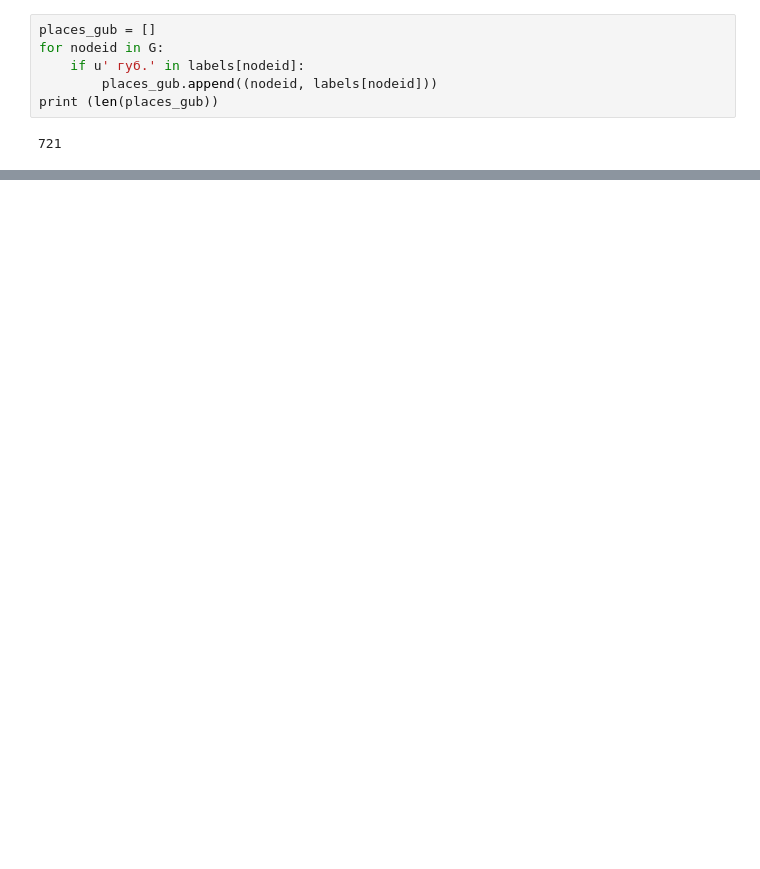
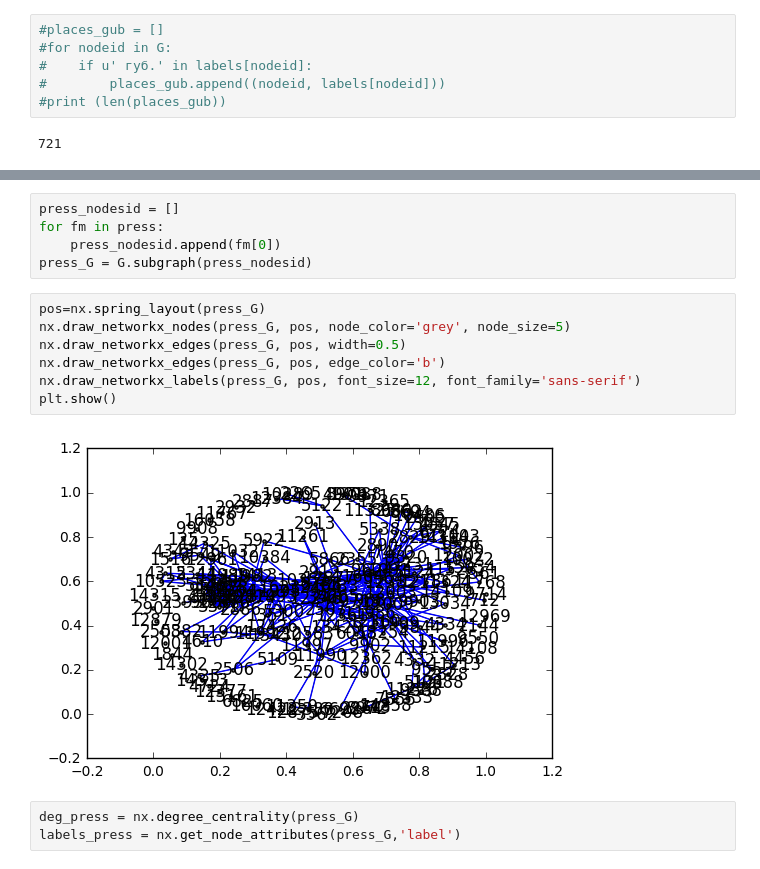
Before and after one commit to nevmenandr/six-degrees-of-leo-tolstoy, a Jupyter notebook: tolstoy.ipynb, the cells around one changed output, grey strips where cells are left out. Cells and saved outputs as stored; diff of their text form; blank space fills up the shorter version.

```diff
--- a/tolstoy.ipynb
+++ b/tolstoy.ipynb
@@ -80,11 +99,11 @@ f.close()
 #    if 16001 <= i < 17001:
 #        print labels[nodeid]
 # %%
-places_gub = []
-for nodeid in G:
-    if u' губ.' in labels[nodeid]:
-        places_gub.append((nodeid, labels[nodeid]))
-print (len(places_gub))
+#places_gub = []
+#for nodeid in G:
+#    if u' губ.' in labels[nodeid]:
+#        places_gub.append((nodeid, labels[nodeid]))
+#print (len(places_gub))
 # %% [output]
 721
 # %%
@@ -106,2 +125,19 @@ fg.close()
 # %% [output]
 171
+# %%
+press_nodesid = []
+for fm in press:
+    press_nodesid.append(fm[0])
+press_G = G.subgraph(press_nodesid)
+# %%
+pos=nx.spring_layout(press_G)
+nx.draw_networkx_nodes(press_G, pos, node_color='grey', node_size=5)
+nx.draw_networkx_edges(press_G, pos, width=0.5)
+nx.draw_networkx_edges(press_G, pos, edge_color='b')
+nx.draw_networkx_labels(press_G, pos, font_size=12, font_family='sans-serif')
+plt.show()
+# %% [output]
+[figure, added]
+# %%
+deg_press = nx.degree_centrality(press_G)
+labels_press = nx.get_node_attributes(press_G,'label')
```
Also changed, not shown: parts of 20 cells of this notebook, 8 other files.
